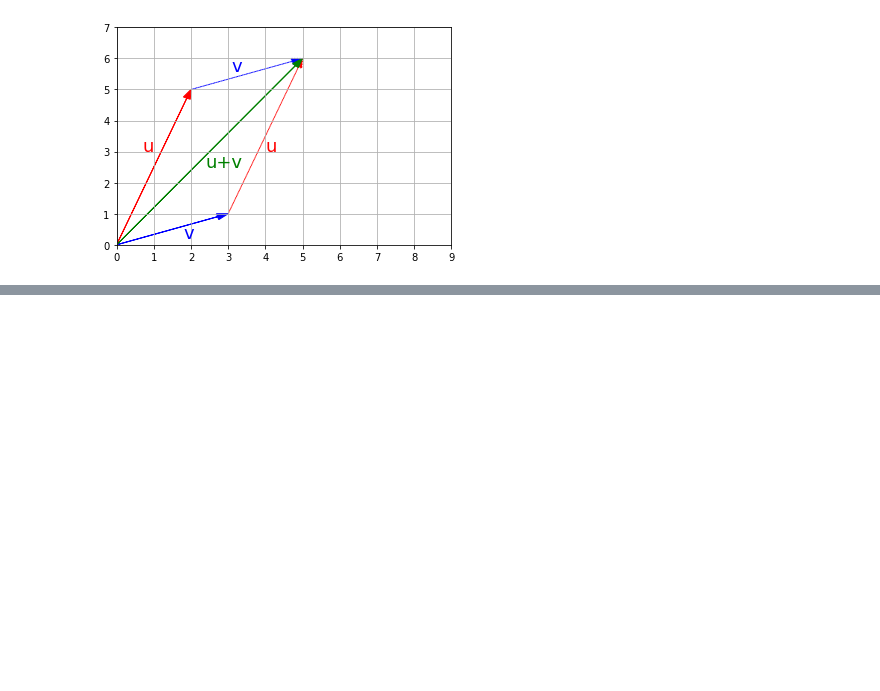
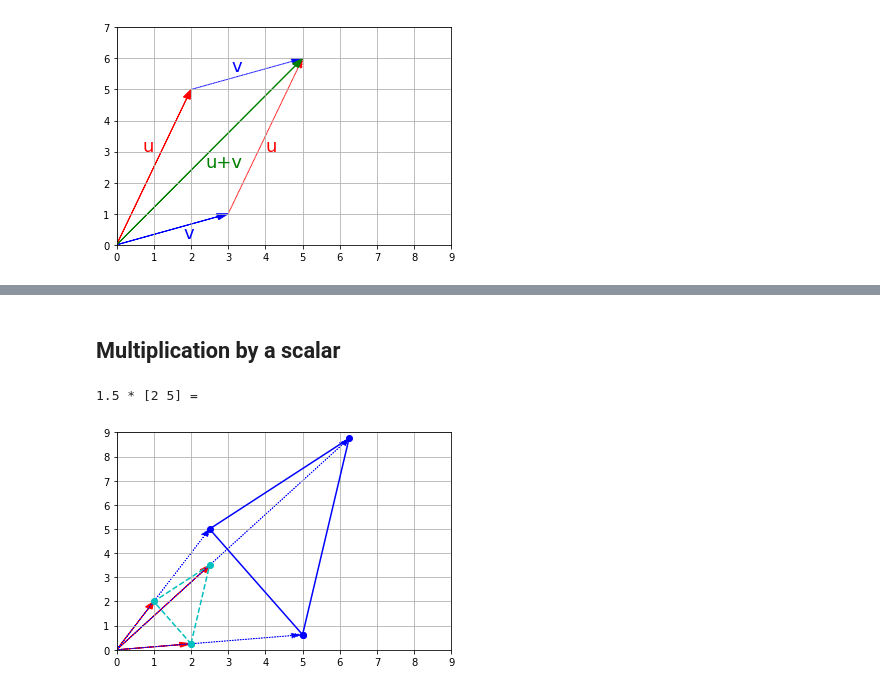
Before and after one commit to JohanSamir/Mathematics-for-ML, a Jupyter notebook: Week1. Key Concepts.ipynb, the cells around one changed output, grey strips where cells are left out. Saved outputs shown, nothing was run; the diff lists cells and outputs as text; code cells hidden in the pictures; blank space fills up the shorter version.

```diff
--- a/Week1. Key Concepts.ipynb
+++ b/Week1. Key Concepts.ipynb
@@ -102,0 +136,30 @@ plt.show()
+# %% [markdown]
+## Multiplication by a scalar
+# %%
+print("1.5 *", u, "=")
+1.5 * u
+
+k = 2.5
+t1c = k * t1
+t2c = k * t2
+t3c = k * t3
+
+plt.plot(x_coords, y_coords, "c--", x_coords, y_coords, "co")
+
+plot_vector2d(t1, color="r")
+plot_vector2d(t2, color="r")
+plot_vector2d(t3, color="r")
+
+x_coords_c, y_coords_c = zip(t1c, t2c, t3c, t1c)
+plt.plot(x_coords_c, y_coords_c, "b-", x_coords_c, y_coords_c, "bo")
+
+plot_vector2d(k * t1, color="b", linestyle=":")
+plot_vector2d(k * t2, color="b", linestyle=":")
+plot_vector2d(k * t3, color="b", linestyle=":")
+
+plt.axis([0, 9, 0, 9])
+plt.grid()
+plt.show()
+# %% [output]
+1.5 * [2 5] =
+[figure, added]
```
Also changed, not shown: parts of 5 cells of this notebook.
